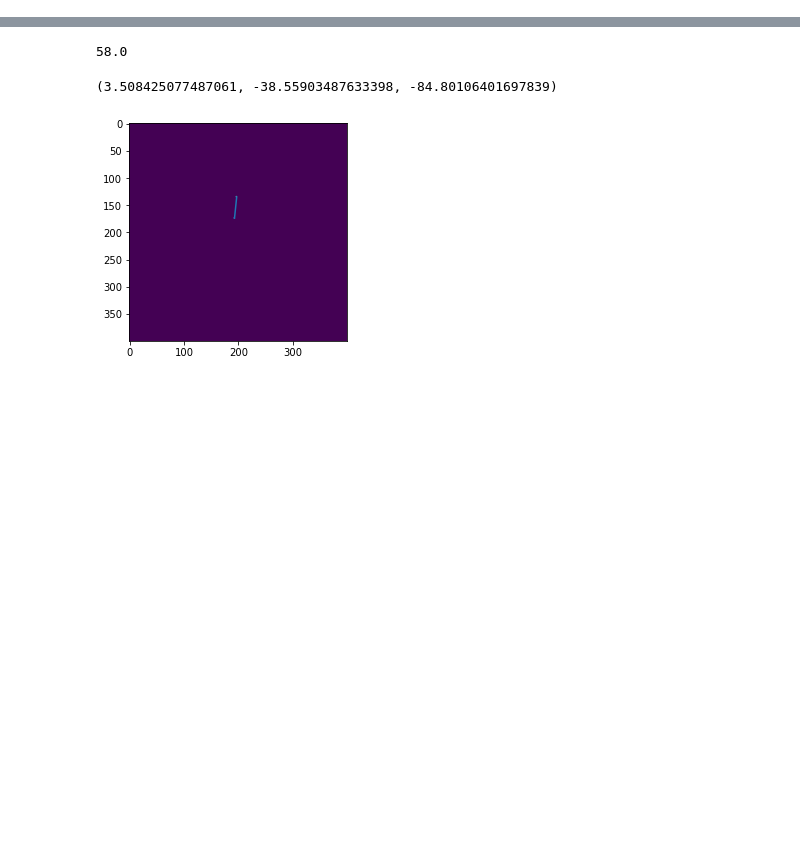
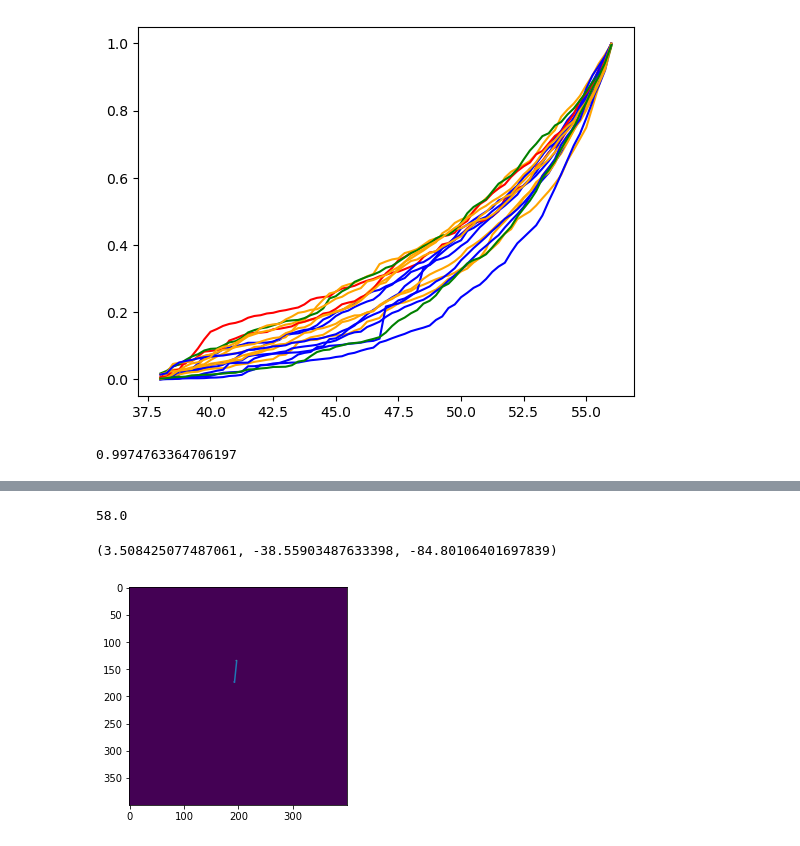
Before and after one commit to Asashou/TLI, a Jupyter notebook: pipeline/TLI_analysis/neu_life_analysis.ipynb, the cells around one changed output, grey strips where cells are left out. Saved outputs shown, nothing was run; the diff lists cells and outputs as text; code cells hidden in the pictures; blank space fills up the shorter version.

```diff
--- a/pipeline/TLI_analysis/neu_life_analysis.ipynb
+++ b/pipeline/TLI_analysis/neu_life_analysis.ipynb
@@ -69,0 +93,31 @@ N_folders
+# %%
+start = 38
+end = 56
+timepoints = {'timepoints' : np.arange(start,end+0.25,0.25)}
+# results_cols = []
+results_df = pd.DataFrame(timepoints)
+results_df2 = pd.DataFrame(timepoints)
+for neu, neu_path in enumerate(files_list):
+    neu_name = os.path.basename(neu_path)[:-17]
+    start_im = re.search('P(.*)_N', neu_path)
+    start_im = float(start_im.group(1))
+    start_ana = int((start_age - start_im)/0.25)
+    neuron = tif.imread(neu_path)
+    neuron = neuron[start_ana:] #remove timepoints before start_ana from the 4D image array
+    neuron[neuron != 0] = 1
+    lifetimes = analysis.cal_lifetimes(neuron, save=False)
+    lifetimes = lifetimes[-1].astype(float)
+    lifetimes[lifetimes>0] = 37+0.25*(lifetimes.max()-lifetimes[lifetimes>0])
+
+    sample = lifetimes[(lifetimes>=start-0.25) & (lifetimes<=end)]
+    total = len(sample)
+    result = []
+    result2 = []
+    for i in results_df2.timepoints:
+        subset = sample[sample==i]
+        compare = sample[sample<i]
+        result2.append(len(subset)/len(compare))
+        result.append(len(subset)/total)
+
+    results_df[neu_name] = np.array(result)
+    results_df2[neu_name] = np.array(result2)
@@ -69,0 +133,2 @@ N_folders
+# %%
+results_df1 = results_df.cumsum()
@@ -69,0 +138,17 @@ N_folders
+# %%
+Colors = {'A':'teal','B':'teal','C':'#881a58','D':'#881a58'}
+# Colors = {'A':'lightblue','B':'mediumseagreen','C':'tan','D':'plum'}
+Colors = {'A':'b','B':'g','C':'orange','D':'r'}
+for i, neu in neu_types.iterrows():
+    name = neu.neu_name
+    c = Colors[neu.neu_type]
+    try:
+        plt.plot(results_df2.timepoints[:], results_df1[name][:], c=c)
+    except:
+        pass
+# %% [output]
+[figure, added]
+# %%
+results_df['211114_P36_N3'].sum()
+# %% [output]
+0.9974763364706197
```
Also changed, not shown: parts of 31 cells of this notebook, 18 other files.
